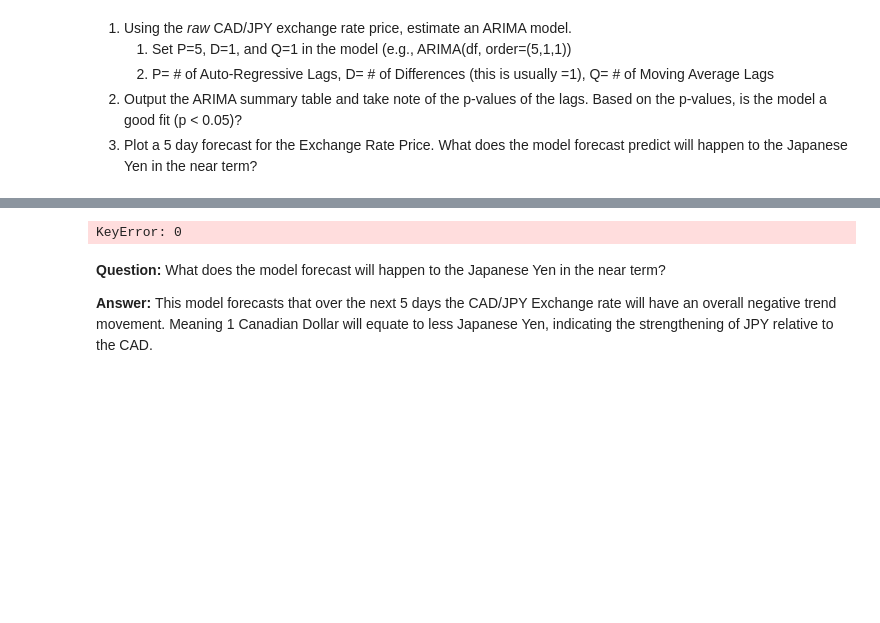
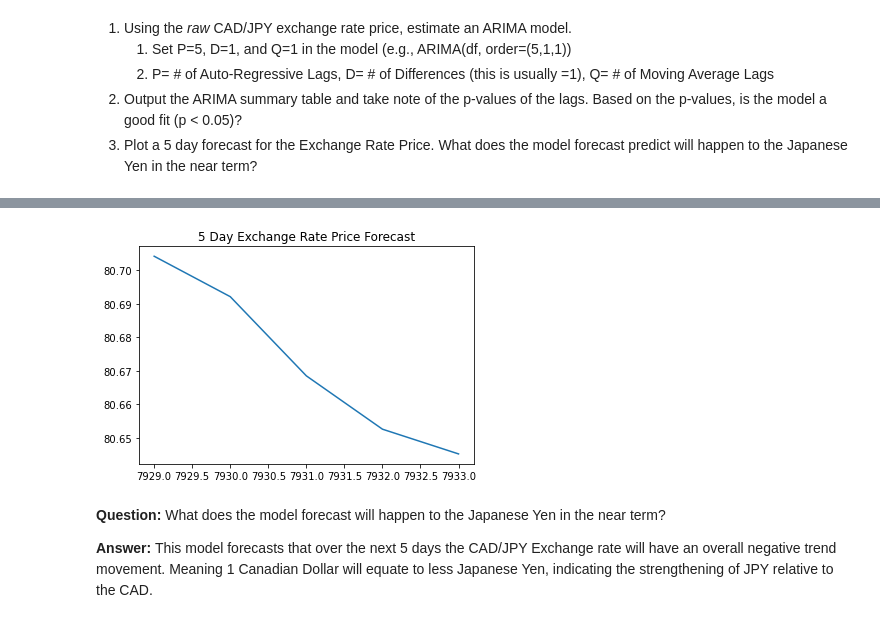
Before and after one commit to aaargyrou/Time-Series--CAD-JPY, a Jupyter notebook: Code/time_series_analysis.ipynb, the cells around one changed output, grey strips where cells are left out. Cells and saved outputs as stored; diff of their text form; code cells hidden in the pictures; blank space fills up the shorter version.

Commit message:
ARMA and GARCH Model Errors - Trying to resolve (Timeseries notebook)

```diff
--- a/Code/time_series_analysis.ipynb
+++ b/Code/time_series_analysis.ipynb
@@ -214,11 +216,12 @@ Warnings:
 [1] Covariance matrix calculated using the outer product of gradients (complex-step).
 # %%
 # Plot the 5 Day Price Forecast
-plt.plot(pd.DataFrame(ARIMA_results.forecast(steps=5)[0]))
+arima_forcast=pd.DataFrame(ARIMA_results.forecast(steps=5))
+plt.plot(arima_forcast)
 plt.title("5 Day Exchange Rate Price Forecast")
 plt.savefig("../Images/cad_jpy_price_arima_forecast.png")
 # %% [output]
-KeyError: 0
+[figure, added]
 # %% [markdown]
 **Question:** What does the model forecast will happen to the Japanese Yen in the near term?
 
```
Also changed, not shown: parts of 9 cells of this notebook, 5 other files.
